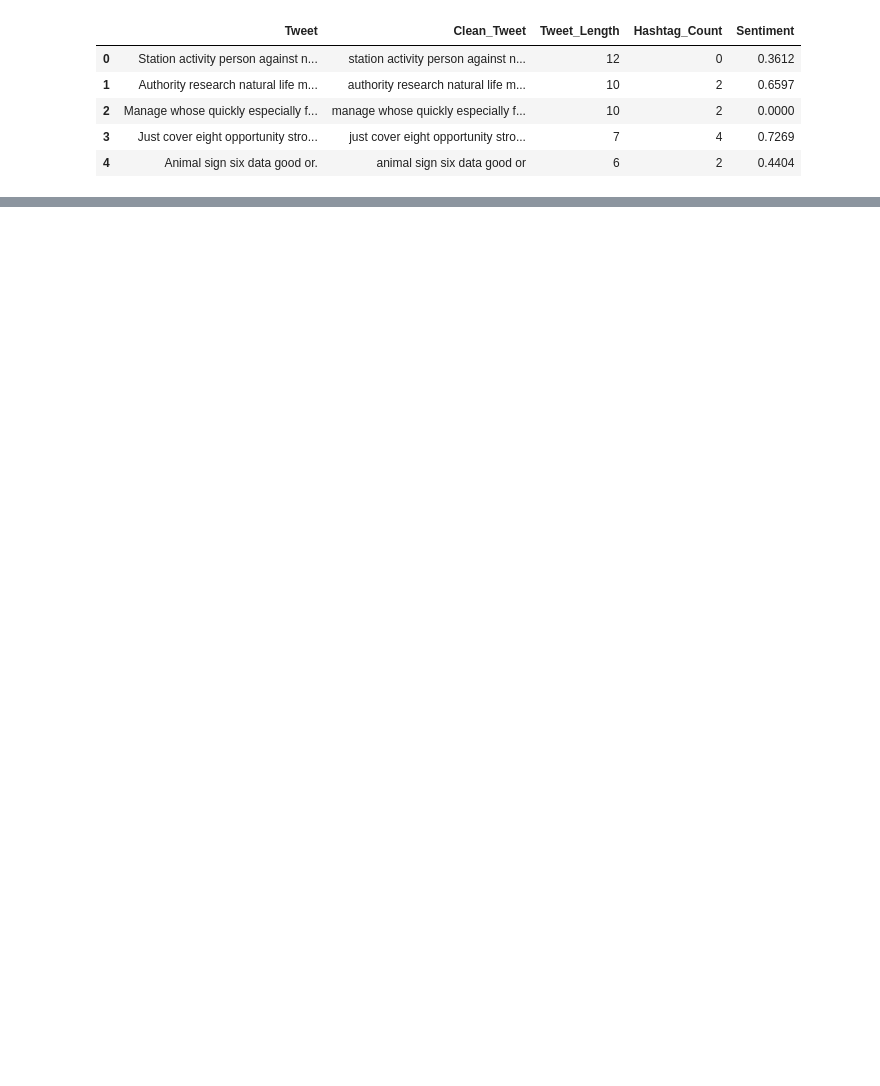
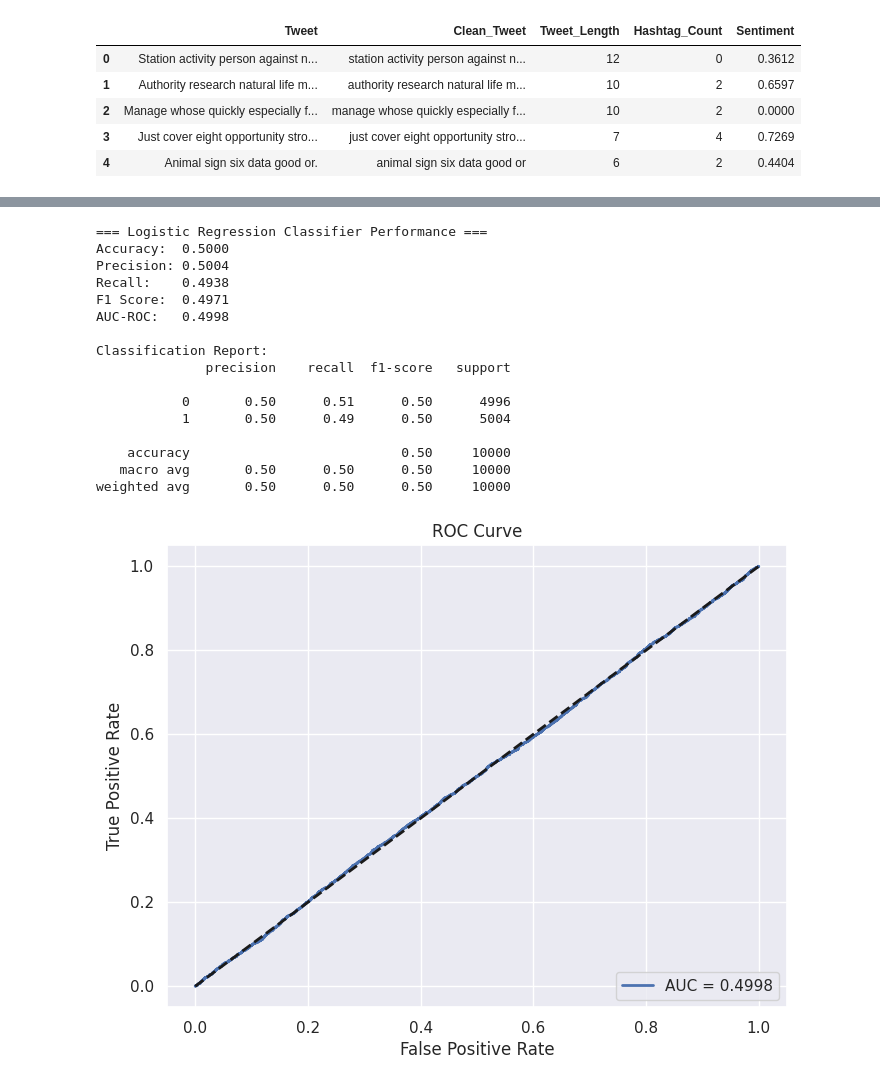
Before and after one commit to captainsza/Bot_Profile_Detection, a Jupyter notebook: notebooks/traditional_model_training.ipynb, the cells around one changed output, grey strips where cells are left out. Drawn from its saved outputs; the diff is of its cells as text; code cells hidden in the pictures; blank space fills up the shorter version.

```diff
--- a/notebooks/traditional_model_training.ipynb
+++ b/notebooks/traditional_model_training.ipynb
@@ -79,18 +98,18 @@ data[['Tweet', 'Clean_Tweet', 'Tweet_Length', 'Hashtag_Count', 'Sentiment']].hea
 | 4 | Animal sign six data good or. | animal sign six data good or | 6 | 2 | 0.4404 |
 # %%
 # %% [code]
-
-text_column = 'Clean_Tweet'
+# Define feature names
+text_feature = 'Clean_Tweet'
 numeric_features = ['Retweet Count', 'Mention Count', 'Follower Count',
-                    'Verified', 'Tweet_Length', 'Hashtag_Count', 'Sentiment']
+                    'Tweet_Length', 'Hashtag_Count', 'Verified', 'Sentiment']
 target = 'Bot Label'
 
-X_text = data[text_column].astype(str).values
-X_numeric = data[numeric_features].values
-y = data[target].values
+# Create a feature DataFrame and target vector
+X = data[[text_feature] + numeric_features]
+y = data[target]
 
-X_text_train, X_text_test, X_num_train, X_num_test, y_train, y_test = train_test_split(
-    X_text, X_numeric, y, test_size=0.2, random_state=42, stratify=y)
-
-print("Train size:", len(y_train), "Test size:", len(y_test))
+# Split into training and testing sets (80/20 split, stratified by target)
+X_train, X_test, y_train, y_test = train_test_split(
+    X, y, test_size=0.2, random_state=42, stratify=y)
+print("Train set:", X_train.shape, "Test set:", X_test.shape)
 # %% [output]
@@ -277,0 +162,50 @@ WARNING:absl:You are saving your model as an HDF5 file via `model.save()` or `ke
+# %%
+# %% [code]
+# Make predictions on the test set
+y_pred = clf_pipeline.predict(X_test)
+y_proba = clf_pipeline.predict_proba(X_test)[:, 1]  # Confidence (probability of bot)
+
+# Calculate performance metrics
+acc = accuracy_score(y_test, y_pred)
+prec = precision_score(y_test, y_pred)
+rec = recall_score(y_test, y_pred)
+f1 = f1_score(y_test, y_pred)
+roc_auc = roc_auc_score(y_test, y_proba)
+
+print("=== Logistic Regression Classifier Performance ===")
+print(f"Accuracy:  {acc:.4f}")
+print(f"Precision: {prec:.4f}")
+print(f"Recall:    {rec:.4f}")
+print(f"F1 Score:  {f1:.4f}")
+print(f"AUC-ROC:   {roc_auc:.4f}\n")
+print("Classification Report:")
+print(classification_report(y_test, y_pred))
+
+# Plot ROC curve
+fpr, tpr, thresholds = roc_curve(y_test, y_proba)
+plt.figure(figsize=(8, 6))
+plt.plot(fpr, tpr, label=f'AUC = {auc(fpr, tpr):.4f}', lw=2)
+plt.plot([0, 1], [0, 1], 'k--', lw=2)
+plt.xlabel("False Positive Rate")
+plt.ylabel("True Positive Rate")
+plt.title("ROC Curve")
+plt.legend(loc="lower right")
+plt.show()
+# %% [output]
+=== Logistic Regression Classifier Performance ===
+Accuracy:  0.5000
+Precision: 0.5004
+Recall:    0.4938
+F1 Score:  0.4971
+AUC-ROC:   0.4998
+
+Classification Report:
+              precision    recall  f1-score   support
+
+           0       0.50      0.51      0.50      4996
+           1       0.50      0.49      0.50      5004
+
+    accuracy                           0.50     10000
+   macro avg       0.50      0.50      0.50     10000
+weighted avg       0.50      0.50      0.50     10000
+[figure, added]
```
Also changed, not shown: parts of 19 cells of this notebook, 13 other files.
